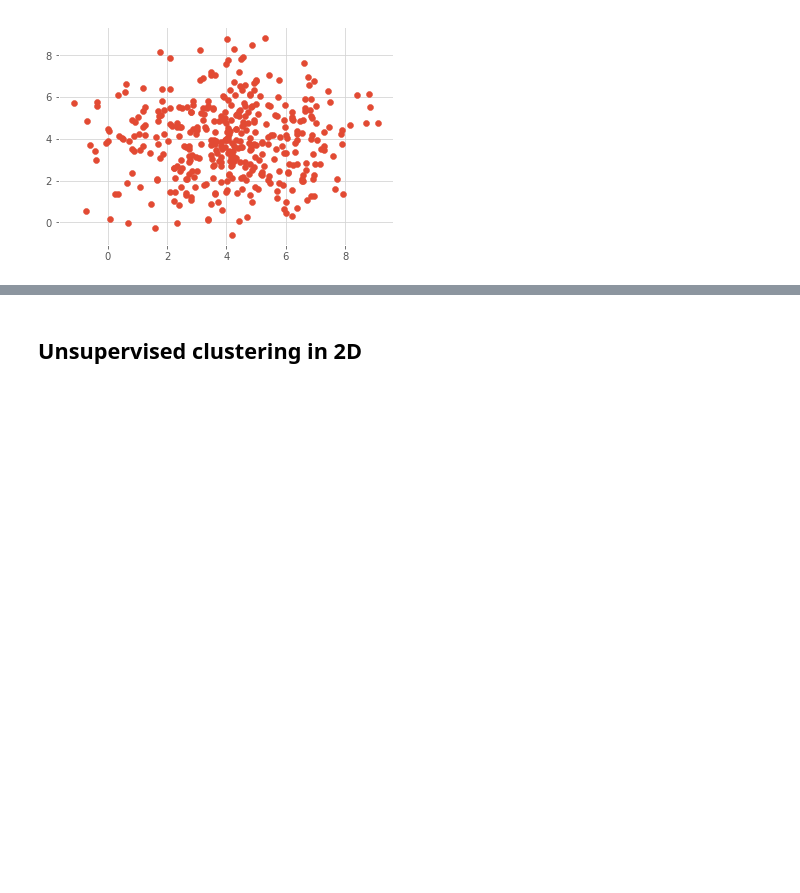
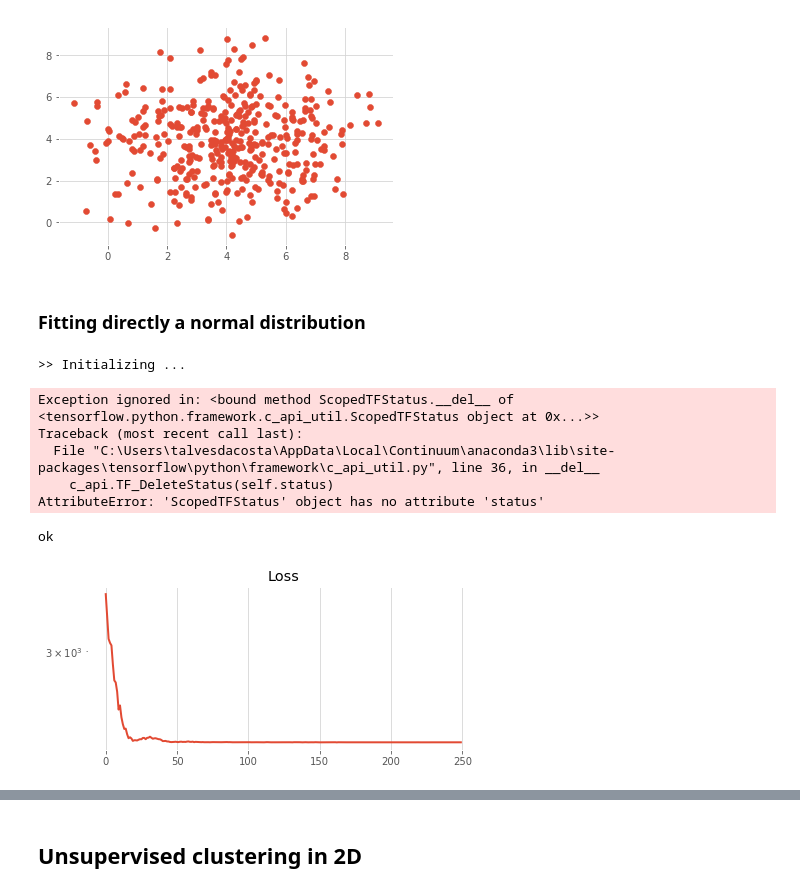
Before and after one commit to TheoLvs/probabilistic-programming, a Jupyter notebook: 1. Experiments/0. Baseyian methods for hackers - notes.ipynb, the cells around one changed output, grey strips where cells are left out. Cells and saved outputs as stored; diff of their text form; code cells hidden in the pictures; blank space fills up the shorter version.

```diff
--- a/1. Experiments/0. Baseyian methods for hackers - notes.ipynb
+++ b/1. Experiments/0. Baseyian methods for hackers - notes.ipynb
@@ -292,3 +300,24 @@ plt.show()
 [figure]
 # %%
 real_n = Normal(loc = 4.0,scale = 2.0)
+# %% [markdown]
+### Fitting directly a normal distribution
+# %%
+n1 = Normal(loc = tf.zeros(1),scale = tf.ones(1)*2.0)
+n1 = edu.Distribution(n1)
+# %%
+x = Normal(loc = n1.prior,scale = tf.ones([len(x1),]))
+y = Normal(loc = n1.prior,scale = tf.ones([len(x1),]))
+# %%
+problem = edu.Problem([n1])
+# %%
+problem.run({x:x1, y:y1},n_samples = 50,n_iter = 250)
+# %% [output]
+>> Initializing ...
+Exception ignored in: <bound method ScopedTFStatus.__del__ of <tensorflow.python.framework.c_api_util.ScopedTFStatus object at 0x...>>
+Traceback (most recent call last):
+  File "C:\Users\talvesdacosta\AppData\Local\Continuum\anaconda3\lib\site-packages\tensorflow\python\framework\c_api_util.py", line 36, in __del__
+    c_api.TF_DeleteStatus(self.status)
+AttributeError: 'ScopedTFStatus' object has no attribute 'status'
+ok
+[figure, added]
```
Also changed, not shown: parts of 20 cells of this notebook, 1 other file.
